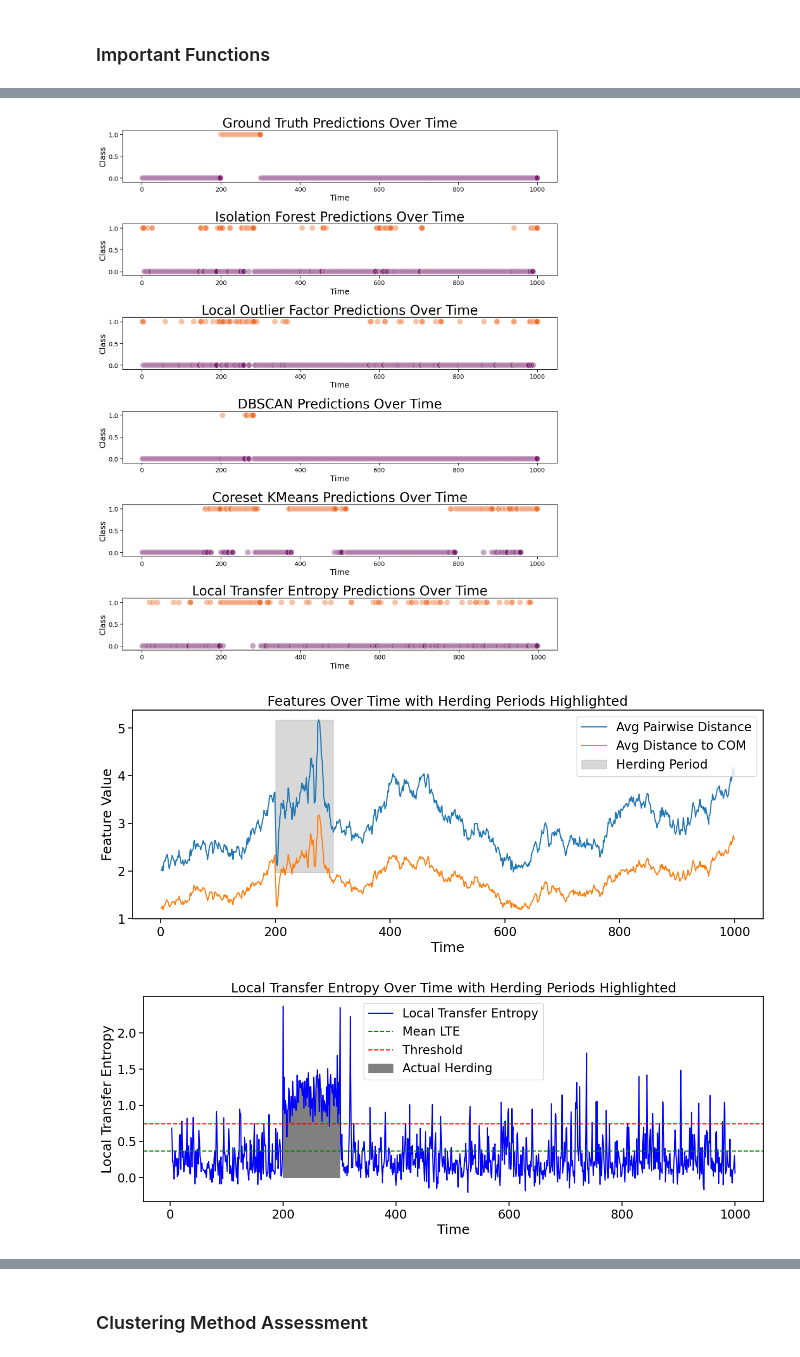
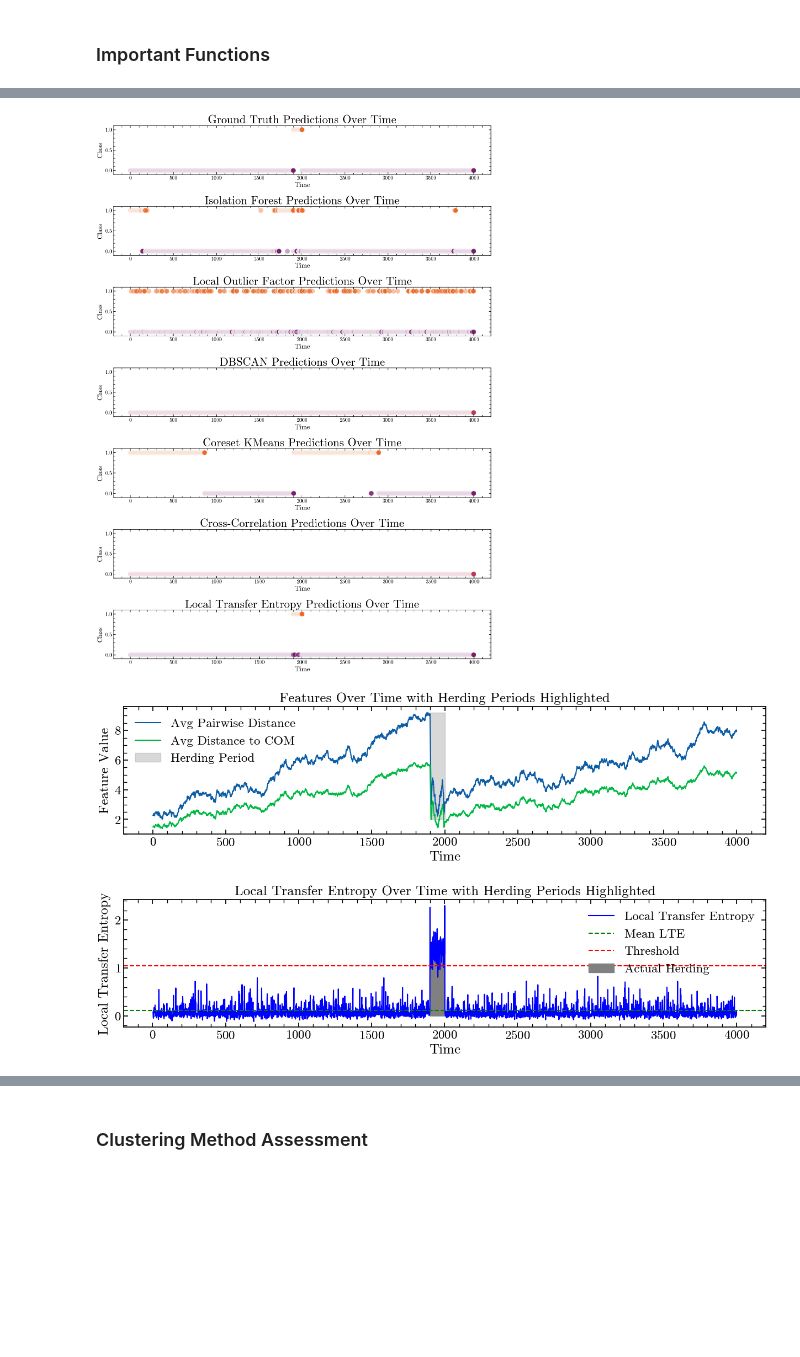
Before and after one commit to DavidDemitriAfrica/Transfer-Entropy-Horse-Herding, a Jupyter notebook: clustering.ipynb, the cells around one changed output, grey strips where cells are left out. Saved outputs shown, nothing was run; the diff lists cells and outputs as text; code cells hidden in the pictures; blank space fills up the shorter version.

```diff
--- a/clustering.ipynb
+++ b/clustering.ipynb
@@ -9,9 +30,12 @@ from sklearn.cluster import DBSCAN, KMeans
 from sklearn.metrics import classification_report, accuracy_score, precision_score, recall_score, f1_score
 from sklearn.preprocessing import StandardScaler, KBinsDiscretizer
 from pyinform import transfer_entropy
+import pyinform
 import seaborn as sns
 import os
 import tqdm
+import scienceplots
+plt.style.use(['science', 'no-latex'])
 # %% [markdown]
 ### Important Functions
 # %%
@@ -240,10 +264,11 @@ def plot_herding(simulation_data, num_mares=6, herding_start=11, herding_end=20)
     plt.ylabel("Y Position")
     plt.legend(loc="lower right", fontsize="small", ncol=2)
     plt.grid(True, linestyle='--', alpha=0.6)
+    plt.savefig("myImagePDF.pdf", format="pdf", bbox_inches="tight")
     plt.show()
 
 # Example usage with adjustable parameters and individual mare coefficients
-num_mares = 4
+num_mares = 6
 coefficients = {}
 for i in range(1, num_mares + 1):
     coefficients[f"mare{i}"] = {
@@ -256,16 +281,17 @@ for i in range(1, num_mares + 1):
     }
 
 simulation_data = simulate_herding_data(
-    time_steps=1000,
+    time_steps=4000,
     num_mares=num_mares,
-    herding_start= 200,
-    herding_end=300,
+    herding_start= 1900,
+    herding_end=2000,
     coefficients=coefficients,
     grazing_std_dev=0.1,
     stallion_movement_distance=10,
     stallion_speed=0.5,
 )
 
-plot_herding(simulation_data, num_mares=num_mares,herding_start=200,
-    herding_end=300)
+plot_herding(simulation_data, num_mares=num_mares,herding_start=1900,
+    herding_end=2000)
+plt.savefig("myImagePDF.pdf", format="pdf", bbox_inches="tight")
 # %% [output]
@@ -375,7 +402,7 @@ def identify_herding_periods(movement_data, threshold=None):
     # Identify periods of high local transfer entropy
     if threshold is None:
         # Set threshold as mean plus one standard deviation
-        threshold = movement_data['local_transfer_entropy'].mean() + movement_data['local_transfer_entropy'].std()
+        threshold = movement_data['local_transfer_entropy'].mean() + 4*movement_data['local_transfer_entropy'].std()
 
     movement_data['herding_detected'] = movement_data['local_transfer_entropy'].apply(lambda x: 1 if x >= threshold else 0)
     return movement_data, threshold
@@ -431,6 +458,31 @@ def apply_anomaly_detection(features):
 
     return features
 
+from statsmodels.tsa.stattools import ccf
+
+# --- CCF-based detector ---
+def compute_crosscorr_detector(movement_data, threshold_multiplier=1.0):
+    horse_cols = [col for col in movement_data if col.endswith('_movement')]
+    series = {h: movement_data[h].values for h in horse_cols}
+    T = len(next(iter(series.values())))
+    sum_corr = np.zeros(T)
+    count = 0
+
+    for src in horse_cols:
+        for tgt in horse_cols:
+            if src == tgt:
+                continue
+            rho = np.corrcoef(series[src], series[tgt])[0,1]
+            sum_corr += rho
+            count += 1
+
+    avg_ccf = sum_corr / count
+    df = movement_data.copy().reset_index(drop=True)
+    df['avg_ccf'] = avg_ccf
+    thr = df['avg_ccf'].mean() + threshold_multiplier * df['avg_ccf'].std()
+    df['herd_ccf'] = (df['avg_ccf'] >= thr).astype(int)
+    return df, thr
+
 def evaluate_methods(features, movement_data, herding_start, herding_end):
     # Create ground truth labels: 1 for herding period, 0 for grazing
     ground_truth = features['time'].apply(lambda x: 1 if herding_start <= x <= herding_end else 0)
@@ -465,6 +517,12 @@ def evaluate_methods(features, movement_data, herding_start, herding_end):
     print("Coreset KMeans Evaluation:")
     print(classification_report(ground_truth, coreset_predictions))
 
+    # CCF eval
+    df_ccf, thr_ccf = compute_crosscorr_detector(movement_data, threshold_multiplier=4)
+    ccf_pred = df_ccf['herd_ccf']
+    print("Cross-Correlation (threshold m={}):\n".format(0.5),
+          classification_report(adjusted_ground_truth, ccf_pred))
+
     # Local Transfer Entropy Evaluation
     lte_predictions = movement_data['herding_detected']
     print("Local Transfer Entropy Evaluation:")
@@ -479,6 +537,7 @@ def evaluate_methods(features, movement_data, herding_start, herding_end):
         lof_outliers,
         dbscan_predictions,
         coreset_predictions,
+        ccf_pred,
         lte_predictions,
         adjusted_ground_truth
     )
@@ -491,6 +550,7 @@ def visualize_results(
     lof_outliers,
     dbscan_predictions,
     coreset_predictions,
+    ccf_pred,
     lte_predictions,
     adjusted_ground_truth
 ):
@@ -501,11 +561,12 @@ def visualize_results(
         'Local Outlier Factor': lof_outliers,
         'DBSCAN': dbscan_predictions,
         'Coreset KMeans': coreset_predictions,
+        'Cross-Correlation': ccf_pred,
         'Local Transfer Entropy': lte_predictions
     }
 
     time = features['time']
-    plt.figure(figsize=(15, 18))
+    plt.figure(figsize=(15, 21))
     for idx, (method_name, predictions) in enumerate(methods.items(), 1):
         plt.subplot(len(methods), 1, idx)
         sns.scatterplot(
@@ -524,12 +585,13 @@ def visualize_results(
         plt.xticks(fontsize=14)  # Larger x-tick labels
         plt.yticks(fontsize=14)  # Larger y-tick labels
     plt.tight_layout()
+    plt.savefig("myImagePDF1.pdf", format="pdf", bbox_inches="tight")
     plt.show()
 
 
 
     # Additional visualization: Plot the features over time with herding periods highlighted
-    plt.figure(figsize=(15, 5))
+    plt.figure(figsize=(15, 3))
     plt.plot(features['time'], features['avg_pairwise_dist'], label='Avg Pairwise Distance')
     plt.plot(features['time'], features['avg_distance_to_com'], label='Avg Distance to COM')
     plt.fill_between(
@@ -545,10 +607,11 @@ def visualize_results(
     plt.ylabel('Feature Value')
     plt.title('Features Over Time with Herding Periods Highlighted')
     plt.legend()
+    plt.savefig("myImagePDF2.pdf", format="pdf", bbox_inches="tight")
     plt.show()
 
     # Visualize Local Transfer Entropy
-    plt.figure(figsize=(15, 5))
+    plt.figure(figsize=(15, 3))
     plt.plot(
         movement_data['time'],
         movement_data['local_transfer_entropy'],
@@ -562,7 +625,7 @@ def visualize_results(
         label='Mean LTE'
     )
     plt.axhline(
-        y=movement_data['local_transfer_entropy'].mean() + movement_data['local_transfer_entropy'].std(),
+        y=movement_data['local_transfer_entropy'].mean() + 4*movement_data['local_transfer_entropy'].std(),
         color='red',
         linestyle='--',
         label='Threshold'
@@ -579,11 +642,12 @@ def visualize_results(
     plt.ylabel('Local Transfer Entropy')
     plt.title('Local Transfer Entropy Over Time with Herding Periods Highlighted')
     plt.legend()
+    plt.savefig("myImagePDF3.pdf", format="pdf", bbox_inches="tight")
     plt.show()
 
 def visualize_herding_detection(movement_data):
     # Visualize the detected herding periods against the ground truth
-    plt.figure(figsize=(15, 5))
+    plt.figure(figsize=(15, 3))
     plt.plot(movement_data['time'], movement_data['herding_ground_truth'], label='Actual Herding', color='black')
     plt.plot(movement_data['time'], movement_data['herding_detected'], label='Detected Herding', color='red', alpha=0.7)
     plt.xlabel('Time')
@@ -593,9 +657,9 @@ def visualize_herding_detection(movement_data):
     plt.show()
 
 # Parameters
-num_mares = 4  # Adjust as per your data
-herding_start = 200
-herding_end = 300
+num_mares = 6  # Adjust as per your data
+herding_start = 1900
+herding_end = 2000
 
 # Use the functions with simulation data
 features = extract_features(simulation_data, num_mares=num_mares)
@@ -636,3 +700,3 @@ weighted avg       0.96      0.94      0.94       998
-[figure, old version]
+[figure, new version]
-[figure, old version]
+[figure, new version]
-[figure, old version]
+[figure, new version]
```
Also changed, not shown: parts of 17 cells of this notebook, 2 other files.
